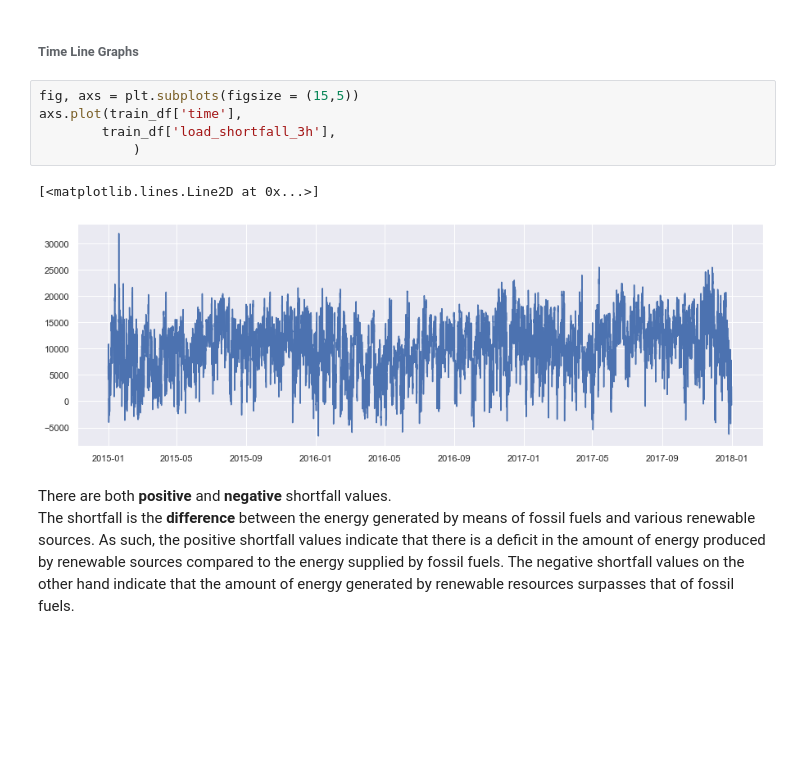
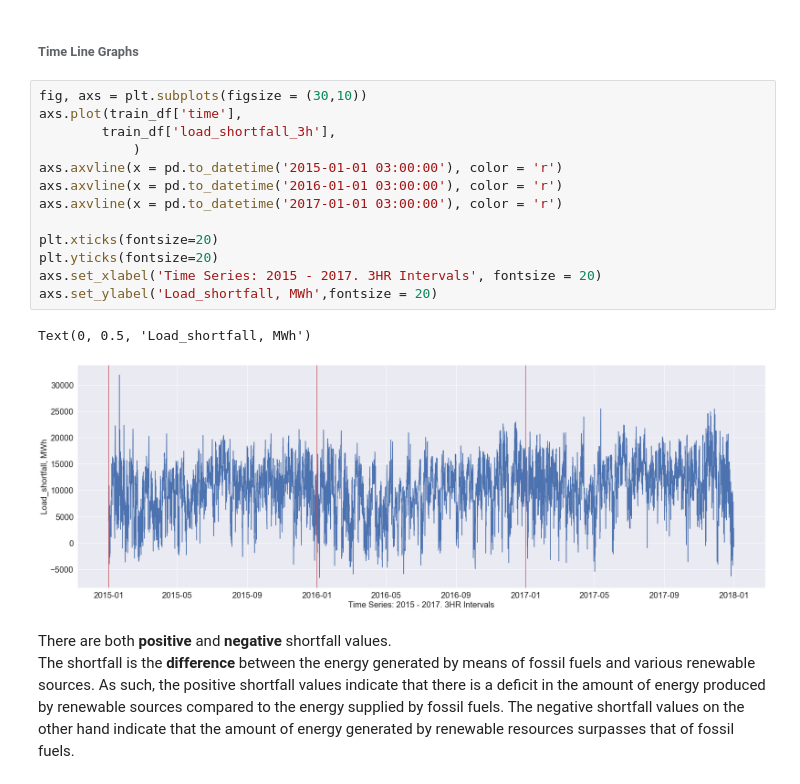
Before and after one commit to KenCBonyo/2110ACDS_ND5, a Jupyter notebook: 2110ACDS_ND5_v0.1.ipynb, the cells around one changed output. Cells and saved outputs as stored; diff of their text form; blank space fills up the shorter version.

```diff
--- a/2110ACDS_ND5_v0.1.ipynb
+++ b/2110ACDS_ND5_v0.1.ipynb
@@ -447,14 +432,22 @@ for index, column in enumerate(cols) :                    #Iterate through the n
 The above chart shall be updated in data engineering once the other feature variables required in categorical format are converted.
 # %% [markdown]
 ###### Time Line Graphs
-# %%
-fig, axs = plt.subplots(figsize = (15,5))
-axs.plot(train_df['time'],
-        train_df['load_shortfall_3h'],
-            )
-# %% [output]
-[<matplotlib.lines.Line2D at 0x...>]
-[figure, removed]
+# %%
+fig, axs = plt.subplots(figsize = (30,10))
+axs.plot(train_df['time'],
+        train_df['load_shortfall_3h'],
+            )
+axs.axvline(x = pd.to_datetime('2015-01-01 03:00:00'), color = 'r')
+axs.axvline(x = pd.to_datetime('2016-01-01 03:00:00'), color = 'r')
+axs.axvline(x = pd.to_datetime('2017-01-01 03:00:00'), color = 'r')
+
+plt.xticks(fontsize=20)
+plt.yticks(fontsize=20)
+axs.set_xlabel('Time Series: 2015 - 2017. 3HR Intervals', fontsize = 20)
+axs.set_ylabel('Load_shortfall, MWh',fontsize = 20)
+# %% [output]
+Text(0, 0.5, 'Load_shortfall, MWh')
+[figure, added]
 # %% [markdown]
 There are both **positive** and **negative** shortfall values. <br/>
 The shortfall is the **difference** between the energy generated by means of fossil fuels and various renewable sources. As such, the positive shortfall values indicate that there is a deficit in the amount of energy produced by renewable sources compared to the energy supplied by fossil fuels. The negative shortfall values on the other hand indicate that the amount of energy generated by renewable resources surpasses that of fossil fuels.
```
Also changed, not shown: parts of 69 cells of this notebook, 8 other files.
